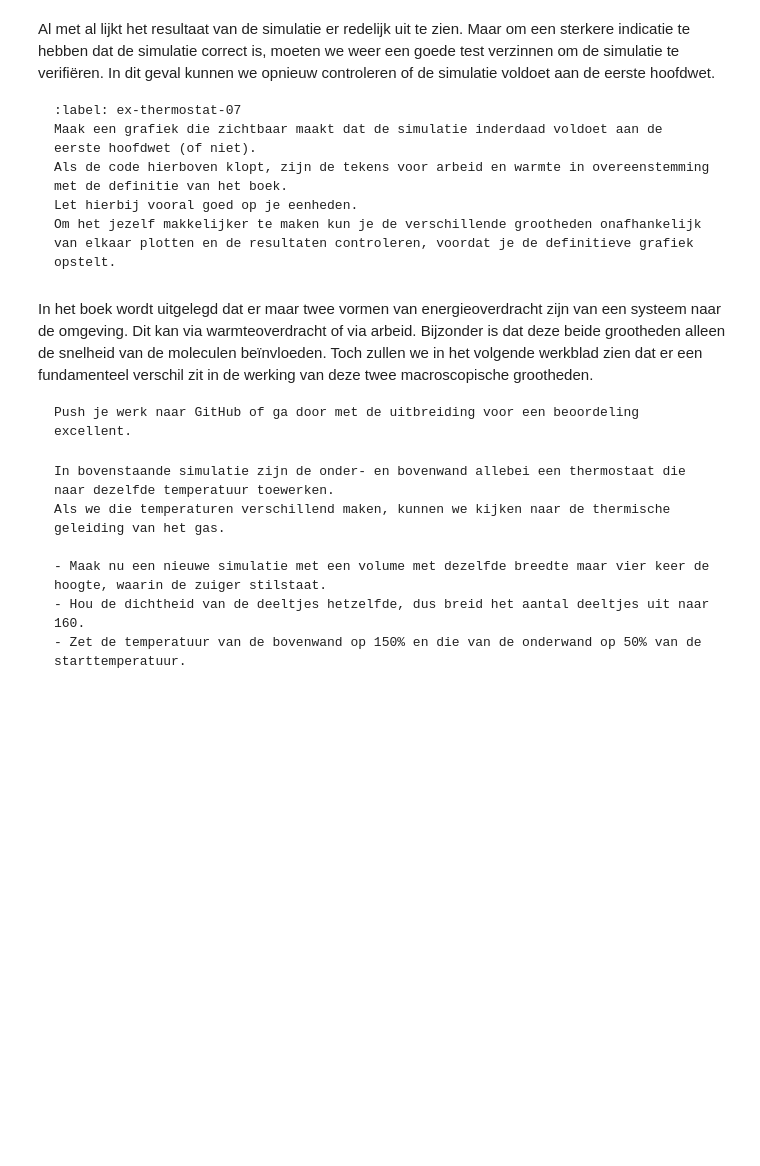
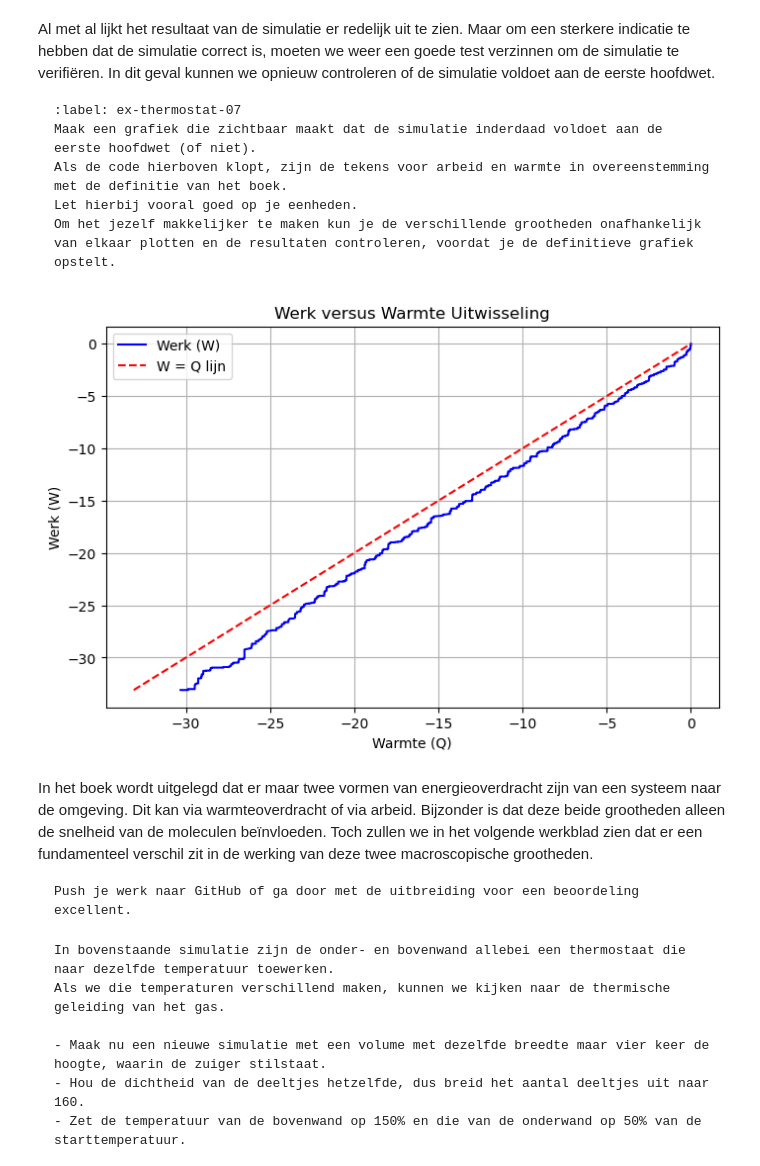
Before and after one commit to swerleman/IP2-Portfolio, a Jupyter notebook: Content/PySim/8_thermostaat.ipynb, the cells around one changed output. Cells and saved outputs as stored; diff of their text form; code cells hidden in the pictures; blank space fills up the shorter version.

````diff
--- a/Content/PySim/8_thermostaat.ipynb
+++ b/Content/PySim/8_thermostaat.ipynb
@@ -441,6 +449,41 @@ Om het jezelf makkelijker te maken kun je de verschillende grootheden onafhankel
 ```
 # %%
 #your code/answer
+# 0 = Q-W
+# initial values
+particles = []
+N_steps = 5000
+
+# Arrays to store data
+work = 0.0
+heat = 0.0
+box_height = BOX_SIZE_0
+box_length = BOX_SIZE_0         # zetten zuiger terug
+v_piston = 0.2 * V_PISTON_0
+create_particles(particles)     # resetten deeltjes
+set_temp = temperature(particles)
+
+for i in range(N_steps):
+    take_time_step(particles)
+    volumes[i] = box_length * box_height
+    pressures[i] = pressure
+    temperatures[i] = temperature(particles)
+    heats[i] = heat
+    works[i] = work
+
+plt.figure(figsize=(8, 5))
+plt.plot(heats, works, label='Werk (W)', color='blue')
+# plot de W=Q lijn/ y=x lijn
+min_value = min(min(heats), min(works))
+plt.plot([min_value, max(heats)], [min_value, max(works)], 'r--', label='W = Q lijn')
+plt.xlabel('Warmte (Q)')
+plt.ylabel('Werk (W)')
+plt.title('Werk versus Warmte Uitwisseling')
+plt.legend()
+plt.grid(True)
+plt.show()
+# %% [output]
+[figure, added]
 # %% [markdown]
 In het boek wordt uitgelegd dat er maar twee vormen van energieoverdracht zijn van een systeem naar de omgeving. Dit kan via warmteoverdracht of via arbeid.
 Bijzonder is dat deze beide grootheden alleen de snelheid van de moleculen beïnvloeden.
````
Also changed, not shown: parts of 5 cells of this notebook.
